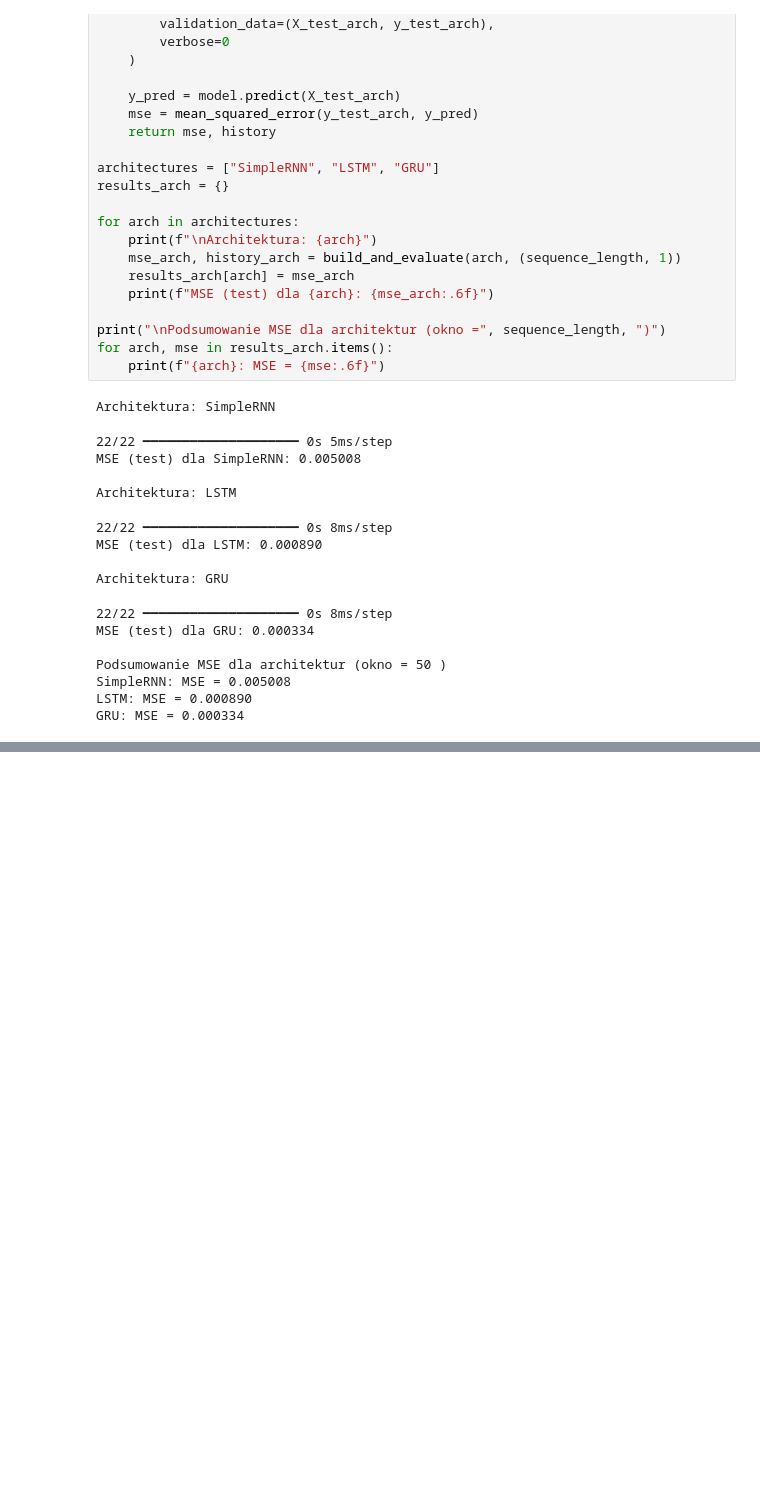
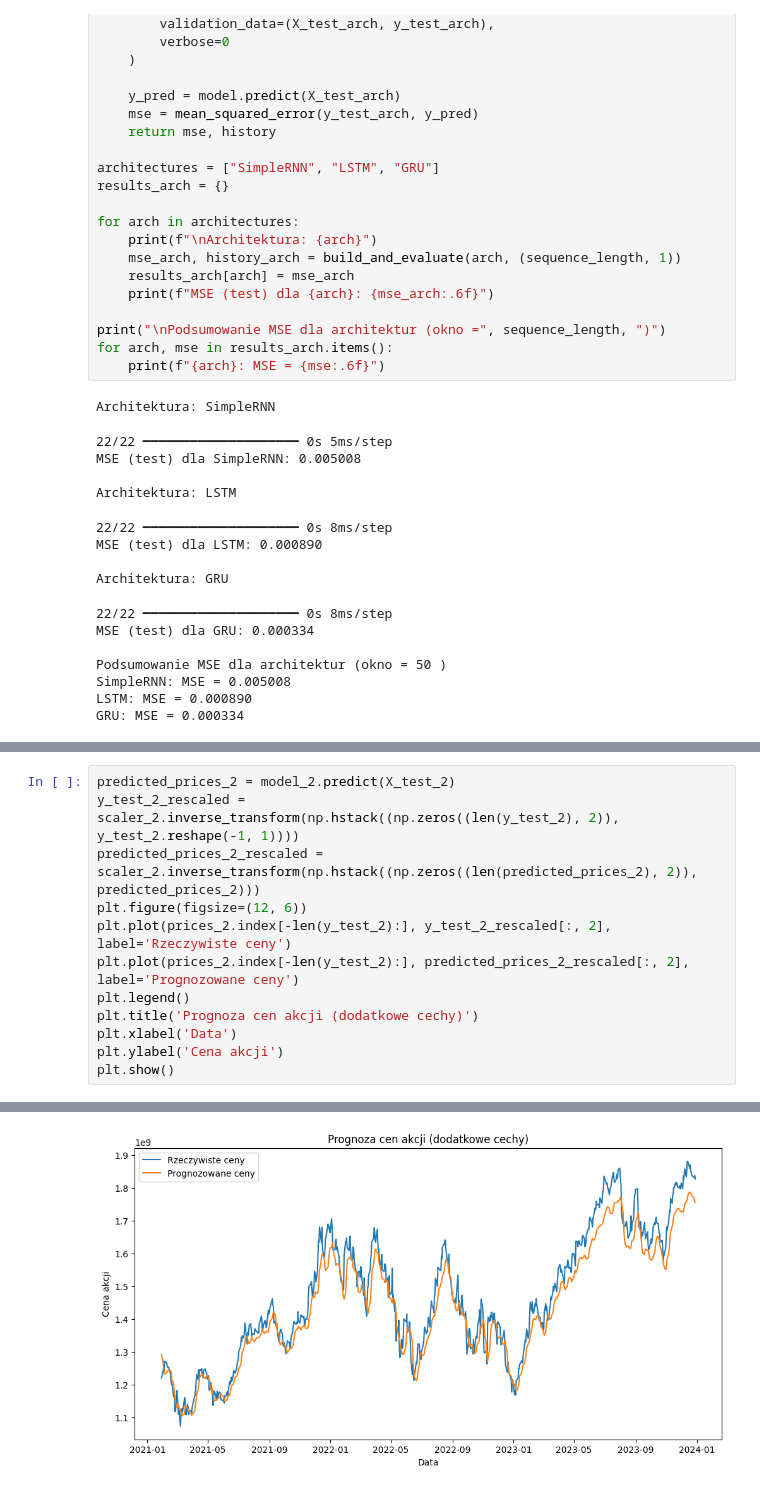
Before and after one commit to filipossowski/python.intro, a Jupyter notebook: Artificial Networks/Rekurencyjne_sieci.ipynb, the cells around one changed output, grey strips where cells are left out. Cells and saved outputs as stored; diff of their text form; blank space fills up the shorter version.

```diff
--- a/Artificial Networks/Rekurencyjne_sieci.ipynb
+++ b/Artificial Networks/Rekurencyjne_sieci.ipynb
@@ -230,0 +311,13 @@ GRU: MSE = 0.000334
+# %%
+predicted_prices_2 = model_2.predict(X_test_2)
+y_test_2_rescaled = scaler_2.inverse_transform(np.hstack((np.zeros((len(y_test_2), 2)), y_test_2.reshape(-1, 1))))
+predicted_prices_2_rescaled = scaler_2.inverse_transform(np.hstack((np.zeros((len(predicted_prices_2), 2)), predicted_prices_2)))
+plt.figure(figsize=(12, 6))
+plt.plot(prices_2.index[-len(y_test_2):], y_test_2_rescaled[:, 2], label='Rzeczywiste ceny')
+plt.plot(prices_2.index[-len(y_test_2):], predicted_prices_2_rescaled[:, 2], label='Prognozowane ceny')
+plt.legend()
+plt.title('Prognoza cen akcji (dodatkowe cechy)')
+plt.xlabel('Data')
+plt.ylabel('Cena akcji')
+plt.show()
+# %% [output]
@@ -230,0 +325 @@ GRU: MSE = 0.000334
+[figure, added]
```
Also changed, not shown: parts of 7 cells of this notebook, 1 other file.
